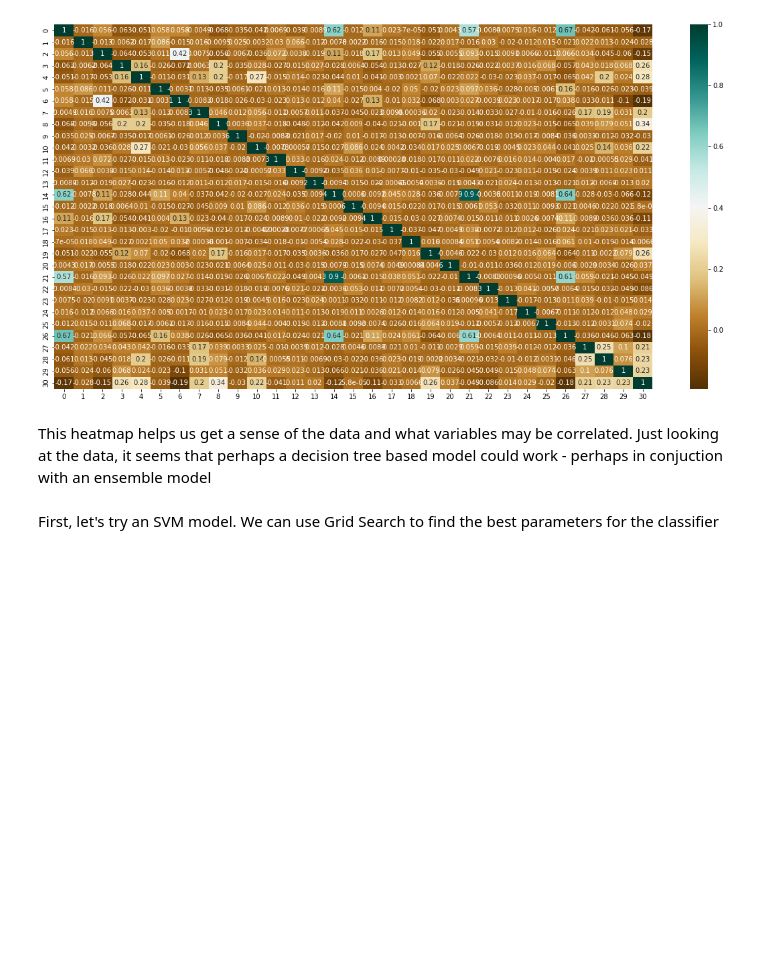
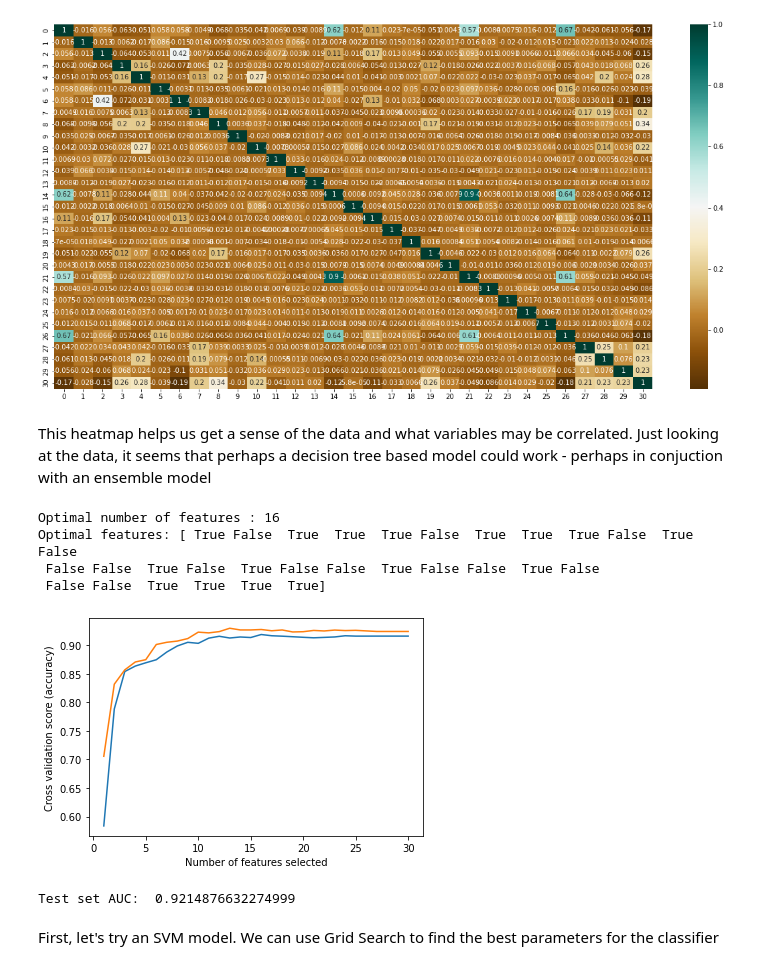
Before and after one commit to robbiehammond/Case-Study-1, a Jupyter notebook: EDA.ipynb, the cells around one changed output. Saved outputs shown, nothing was run; the diff lists cells and outputs as text; code cells hidden in the pictures; blank space fills up the shorter version.

```diff
--- a/EDA.ipynb
+++ b/EDA.ipynb
@@ -70,6 +72,45 @@ trainFeatures = features[0::2,:]
 trainLabels = labels[0::2]
 testFeatures = features[1::2,:]
 testLabels = labels[1::2]
+# %%
+# Define xgb classifier
+clf = xgb.XGBClassifier(max_depth=4, eta=0.1, max_bin=256, n_estimators=100, objective='binary:logistic')
+min_features_to_select = 1  # Minimum number of features to consider
+rfecv = RFECV(
+    estimator=clf,
+    step=1,
+    cv=StratifiedKFold(2),
+    scoring="roc_auc",
+    min_features_to_select=min_features_to_select,
+)
+rfecv.fit(features, labels)
+
+print("Optimal number of features : %d" % rfecv.n_features_)
+print("Optimal features: {}".format(rfecv.support_))
+# Plot number of features VS. cross-validation scores
+plt.figure()
+plt.xlabel("Number of features selected")
+plt.ylabel("Cross validation score (accuracy)")
+plt.plot(
+    range(min_features_to_select, len(rfecv.grid_scores_) + min_features_to_select),
+    rfecv.grid_scores_,
+)
+plt.show()
+# %% [output]
+Optimal number of features : 16
+Optimal features: [ True False  True  True  True False  True  True  True False  True False
+ False False  True False  True False False  True False False  True False
+ False False  True  True  True  True]
+[figure, added]
+# %%
+trainFeaturesRFE = rfecv.fit_transform(trainFeatures, trainLabels)
+testFeaturesRFE = rfecv.transform(testFeatures)
+clf.fit(trainFeaturesRFE, trainLabels)
+# Test on testing set
+testOutputs = predictTest(trainFeaturesRFE,trainLabels,testFeaturesRFE)
+print("Test set AUC: ", roc_auc_score(testLabels,testOutputs))
+# %% [output]
+Test set AUC:  0.9214876632274999
 # %% [markdown]
 First, let's try an SVM model. We can use Grid Search to find the best parameters for the classifier
 # %%
```
Also changed, not shown: parts of 7 cells of this notebook, 2 other files.
